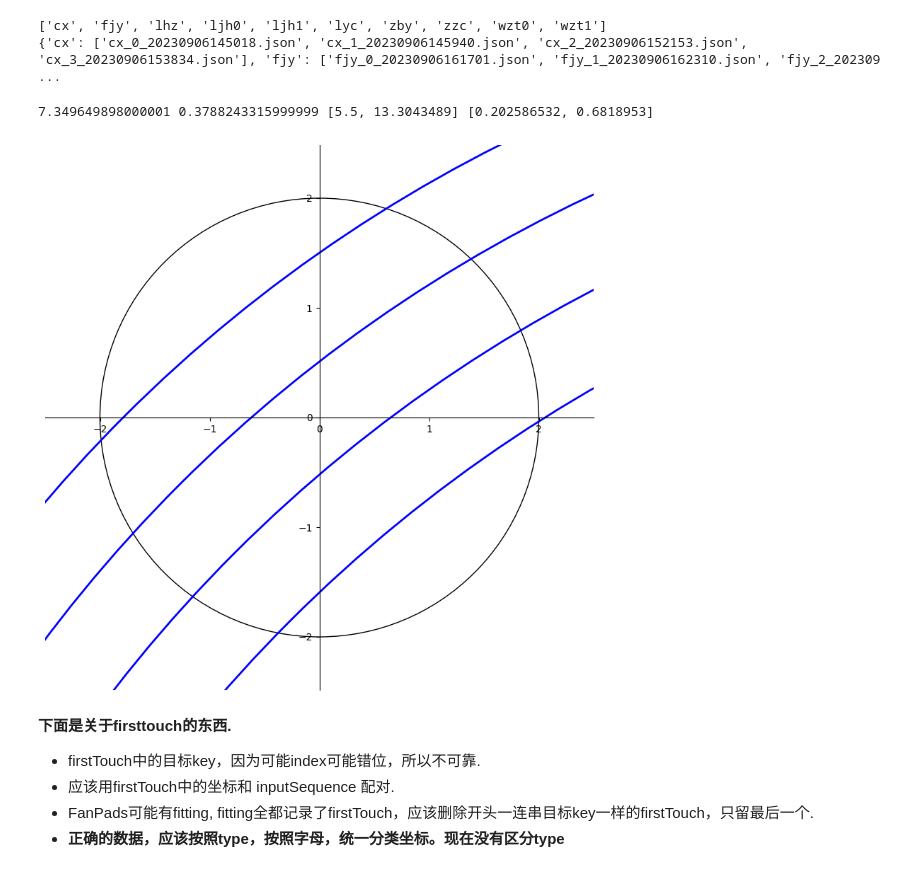
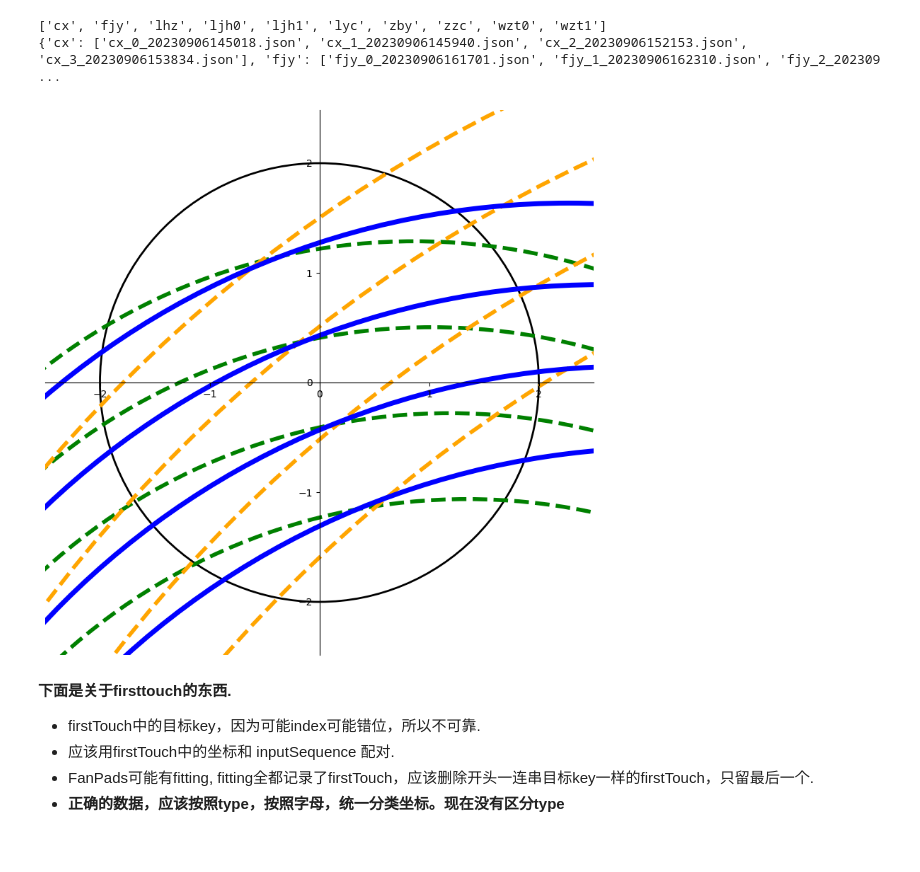
Before and after one commit to Steve-Strange/FanPad-A-Fan-Layout-Touchpad-Keyboard-for-Text-Entry-in-VR, a Jupyter notebook: Assets/DataProcessing/data_process.ipynb, the cells around one changed output. Saved outputs shown, nothing was run; the diff lists cells and outputs as text; code cells hidden in the pictures.

```diff
--- a/Assets/DataProcessing/data_process.ipynb
+++ b/Assets/DataProcessing/data_process.ipynb
@@ -249,11 +249,19 @@ for name_type in wanted:
 wb.save("LongtimeUse.xlsx")
 # %%
 # 根据所有theta R 画圆.
-x = 5  # 圆心的x轴坐标
-y = 5  # 圆心的y轴坐标
-r = 3  # 圆的半径
+# 画圆
+# 下面是为了按照theta升序排列用的.
+class ThetaR:
+    def __init__(self, theta1, r1, theta2, r2) -> None:
+        self.theta1 = theta1
+        self.r1 = r1
+        self.theta2 = theta2
+        self.r2 = r2
 
-# 画圆
+def getKey_TehtaR(thetaR:ThetaR):
+    return (thetaR.theta1 + thetaR.theta2) / 2
+
+
 fig = plt.figure(figsize=(10, 10))
 
 def draw_circle(center_x, center_y, radius, color, linestyle = '-', linewidth = 1.0):
@@ -261,7 +269,7 @@ def draw_circle(center_x, center_y, radius, color, linestyle = '-', linewidth =
     plt.gcf().gca().add_artist(circle)
 
 # touchpad
-draw_circle(0,0, 2, 'black')
+draw_circle(0,0, 2, 'black', linewidth=2.0)
 
 # 四条线，每条线的颜色.
 line_color = ['purple', 'red', 'blue', 'green']
@@ -284,6 +292,14 @@ count = 0
 #     if int(info[1]) == 2 or int(info[1]) == 3:
 
 # thetaR, 下面是只用上面选入了实验1的数据的.
+# 每个participant不同颜色. 按照r升序排列，形成色条.
+# colormap = ['#32%2xfa'%(color_g) for color_g in range(80, 210, 30)]
+# colormap.reverse()
+# colormap += ['#%2x32fa'%(color_r) for color_r in range(50, 200, 30)]
+# print(colormap)
+person_theta_r_list = []
+tmp_thetas = []
+tmp_rs = []
 for participant in nameList[:-2]:
     for fname in fDist[participant][2:]:
         #-------------------------------------
@@ -303,50 +319,71 @@ for participant in nameList[:-2]:
             theta_range[0] = theta
         elif theta > theta_range[1]:
             theta_range[1] = theta
+        tmp_thetas.append(theta)
+        tmp_rs.append(r)
         # 计算四个圆心，分别画出四条分界线.
         # for i in range(len(line_color)):
         #     center_x = (r+bias[i])*np.sin(theta)
         #     center_y = -(r+bias[i])*np.cos(theta)
-        #     draw_circle(center_x, center_y, r, line_color[i])
+        #     draw_circle(center_x, center_y, r, line_color[i], linewidth=4.0)
+    person_theta_r_list.append(ThetaR(tmp_thetas[0], tmp_rs[0], tmp_thetas[1], tmp_rs[1]))
+    tmp_thetas.clear()
+    tmp_rs.clear()
+
+# 开始画图，每个人一种颜色，画2*10条线，只过中点.
+# person_theta_r_list.sort(key=getKey_TehtaR)
+# for j in range(len(person_theta_r_list)):
+#     for i in range(len(line_color)):
+#         # 这个人的第一条
+#         r = person_theta_r_list[j].r1
+#         theta = person_theta_r_list[j].theta1
+#         center_x = (r+bias[i])*np.sin(theta)
+#         center_y = -(r+bias[i])*np.cos(theta)
+#         draw_circle(center_x, center_y, r, colormap[j], linewidth=5.0)
+#         # 这个人的第二条
+#         r = person_theta_r_list[j].r2
+#         theta = person_theta_r_list[j].theta2
+#         center_x = (r+bias[i])*np.sin(theta)
+#         center_y = -(r+bias[i])*np.cos(theta)
+#         draw_circle(center_x, center_y, r, colormap[j], linewidth=5.0)
 
 
-print(sum_r/count, sum_theta/count, r_range, theta_range)
+# print(sum_r/count, sum_theta/count, r_range, theta_range)
 
 # 只画边界
 # r_range = [13.3]
 # theta_range = [0.682]
 boundary_color = ['green', 'orange']
-boundary_color = ['b']
+#boundary_color = ['b']
 for i in range(len(boundary_color)):
     r = r_range[i]
     theta = theta_range[i]
     for j in range(len(bias)):
         center_x = (r+bias[j])*np.sin(theta)
         center_y = -(r+bias[j])*np.cos(theta)
-        draw_circle(center_x, center_y, r, boundary_color[i], '-', linewidth=2.0)
+        draw_circle(center_x, center_y, r, boundary_color[i], '--', linewidth=4.0)
 
 # 平均线
 for j in range(len(bias)):
     center_x = (sum_r/count + bias[j]) * np.sin(sum_theta/count)
     center_y = -(sum_r/count + bias[j])* np.cos(sum_theta/count)
-    draw_circle(center_x, center_y, sum_r/count, 'b', linewidth=3.0)
+    draw_circle(center_x, center_y, sum_r/count, 'b', linewidth=5.0)
 
 plt.axis('equal')
 plt.xlim(-2.5, 2.5)
 plt.ylim(-2.5, 2.5)
 ax = plt.gca()
 #去掉坐标图的上和右 spine翻译成脊梁
 ax.spines['right'].set_color('None')
 ax.spines['top'].set_color('None')
 #指定坐标的位置
 ax.xaxis.set_ticks_position('bottom') # 设置bottom为x轴
 ax.yaxis.set_ticks_position('left') # 设置left为y轴
 ax.spines['bottom'].set_position(('data',0))#这个位置的括号要注意
 ax.spines['left'].set_position(('data',0))
 plt.show()
 # %% [output]
-7.349649898000001 0.3788243315999999 [5.5, 13.3043489] [0.202586532, 0.6818953]
-[figure, old version]
+[figure, new version]
 # %% [markdown]
 **下面是关于firsttouch的东西.**
 + firstTouch中的目标key，因为可能index可能错位，所以不可靠.
```
Also changed, not shown: 41 other files.
